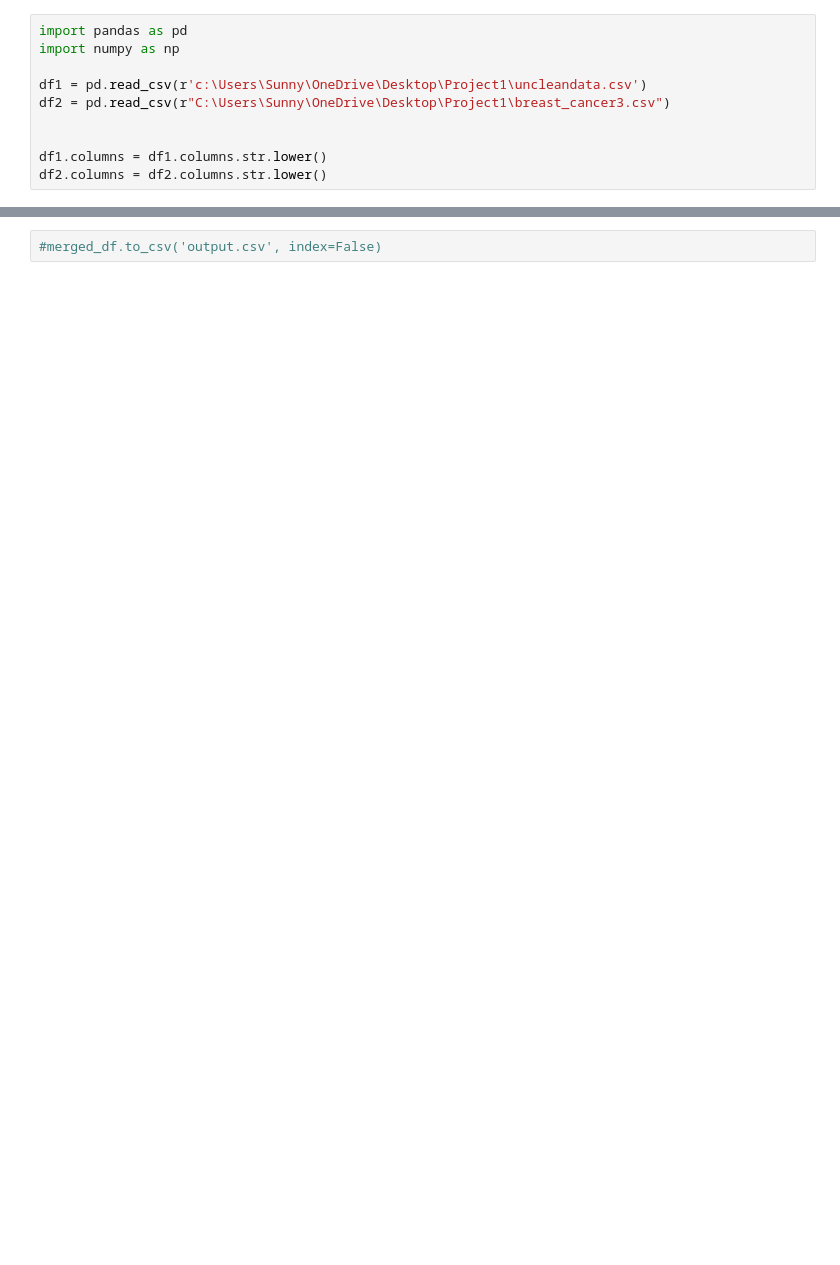
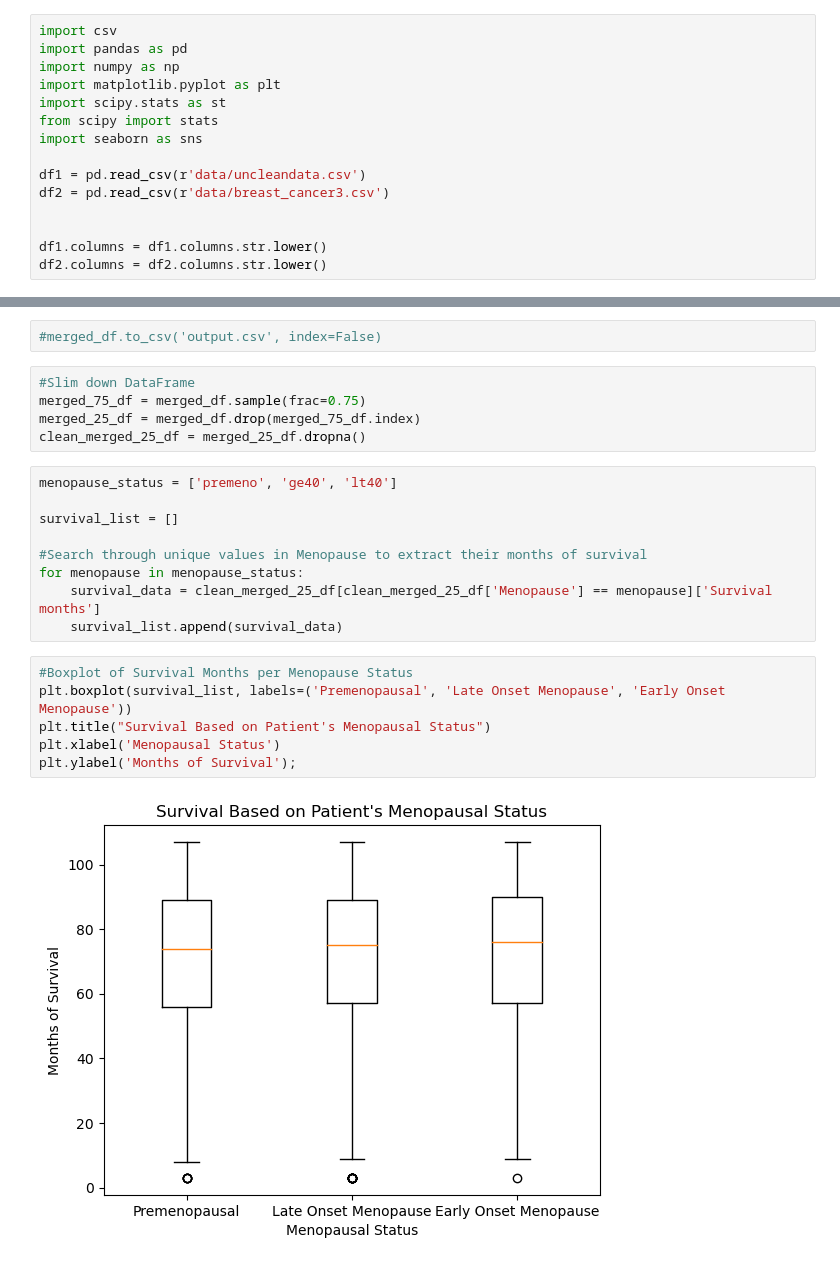
Before and after one commit to molleighH/Project-BreastCancer, a Jupyter notebook: Data.ipynb, the cells around one changed output, grey strips where cells are left out. Saved outputs shown, nothing was run; the diff lists cells and outputs as text; blank space fills up the shorter version.

Commit message:
pushing Tasha's portion of project

```diff
--- a/Data.ipynb
+++ b/Data.ipynb
@@ -1,9 +1,14 @@
 # %%
+import csv
 import pandas as pd
 import numpy as np
+import matplotlib.pyplot as plt
+import scipy.stats as st
+from scipy import stats
+import seaborn as sns
 
-df1 = pd.read_csv(r'c:\Users\Sunny\OneDrive\Desktop\Project1\uncleandata.csv')
-df2 = pd.read_csv(r"C:\Users\Sunny\OneDrive\Desktop\Project1\breast_cancer3.csv")
+df1 = pd.read_csv(r'data/uncleandata.csv')
+df2 = pd.read_csv(r'data/breast_cancer3.csv')
 
 
 df1.columns = df1.columns.str.lower()
@@ -44,2 +29,24 @@ merged_df
 # %%
 #merged_df.to_csv('output.csv', index=False)
+# %%
+#Slim down DataFrame
+merged_75_df = merged_df.sample(frac=0.75)
+merged_25_df = merged_df.drop(merged_75_df.index)
+clean_merged_25_df = merged_25_df.dropna()
+# %%
+menopause_status = ['premeno', 'ge40', 'lt40']
+
+survival_list = []
+
+#Search through unique values in Menopause to extract their months of survival
+for menopause in menopause_status:
+    survival_data = clean_merged_25_df[clean_merged_25_df['Menopause'] == menopause]['Survival months']
+    survival_list.append(survival_data)
+# %%
+#Boxplot of Survival Months per Menopause Status
+plt.boxplot(survival_list, labels=('Premenopausal', 'Late Onset Menopause', 'Early Onset Menopause'))
+plt.title("Survival Based on Patient's Menopausal Status")
+plt.xlabel('Menopausal Status')
+plt.ylabel('Months of Survival');
+# %% [output]
+[figure, added]
```
Also changed, not shown: parts of 10 cells of this notebook, 7 other files.
